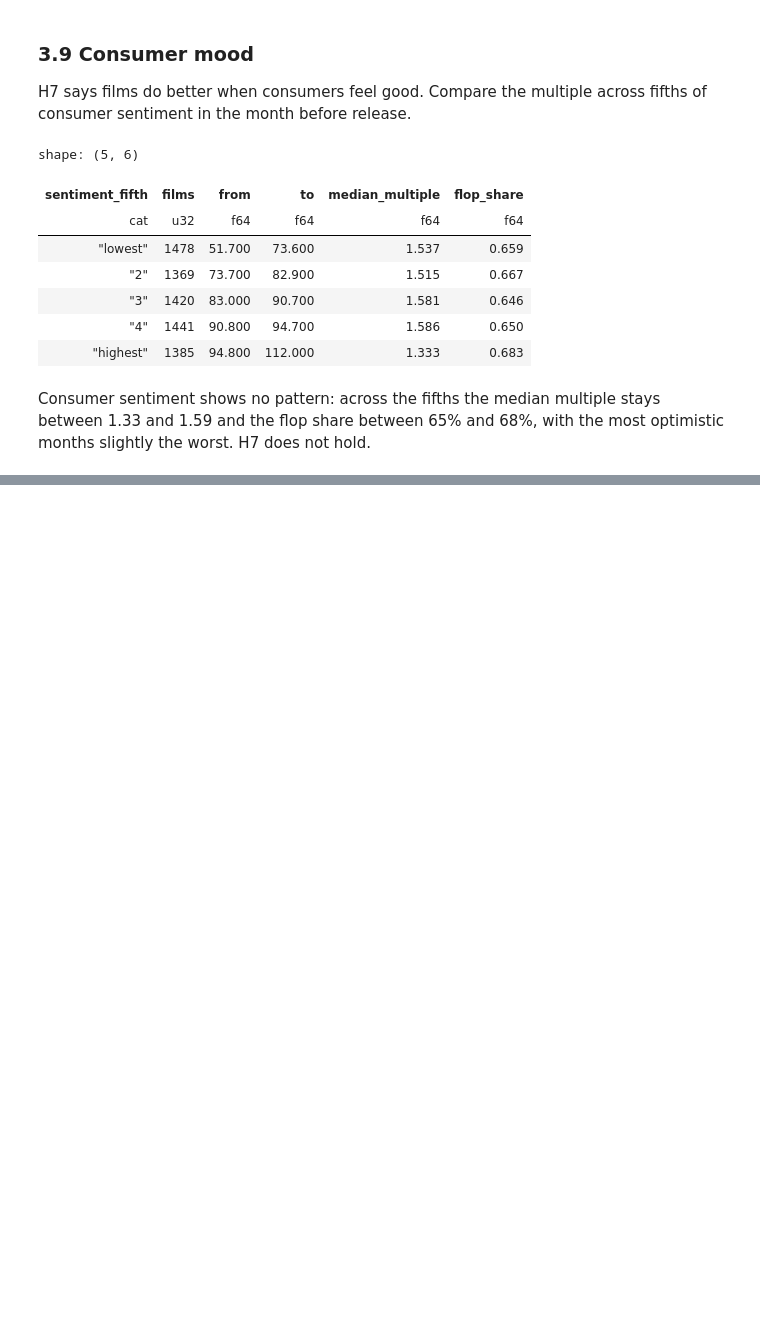
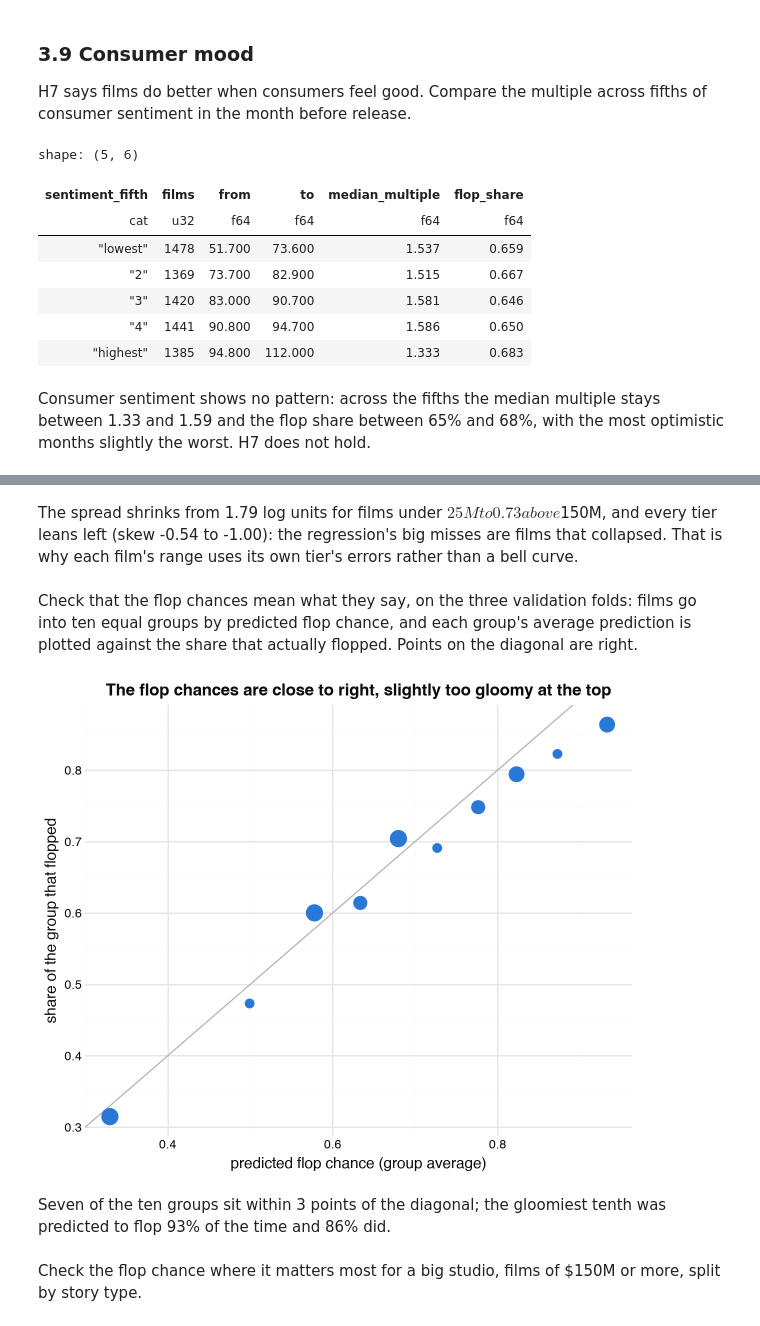
Before and after one commit to martin-gbeck/dao-movie-project, a Jupyter notebook: movie_studio.ipynb, the cells around one changed output, grey strips where cells are left out. Cells and saved outputs as stored; diff of their text form; code cells hidden in the pictures; blank space fills up the shorter version.

```diff
--- a/movie_studio.ipynb
+++ b/movie_studio.ipynb
@@ -1330,0 +1682,45 @@ To keep in mind: 47% of the money figures come from TMDB's user-entered data, 40
+# %% [markdown]
+The spread shrinks from 1.79 log units for films under $25M to 0.73 above $150M, and every tier leans left (skew -0.54 to -1.00): the regression's big misses are films that collapsed. That is why each film's range uses its own tier's errors rather than a bell curve.
+# %% [markdown]
+Check that the flop chances mean what they say, on the three validation folds: films go into ten equal groups by predicted flop chance, and each group's average prediction is plotted against the share that actually flopped. Points on the diagonal are right.
+# %%
+calibration = (
+    pl.concat(
+        [
+            predict_returns(model, validation).join(
+                validation.select("film_id", "flop"), on="film_id"
+            )
+            for model, validation in fold_fits.values()
+        ]
+    )
+    .with_columns(
+        group=pl.col("flop_probability").qcut(
+            10, labels=[str(group) for group in range(10)], allow_duplicates=True
+        )
+    )
+    .group_by("group")
+    .agg(
+        pl.len().alias("films"),
+        pl.col("flop_probability").mean().alias("predicted_flop_share"),
+        pl.col("flop").mean().alias("actual_flop_share"),
+    )
+)
+
+(
+    ggplot(calibration, aes("predicted_flop_share", "actual_flop_share"))
+    + geom_abline(intercept=0, slope=1, color=CONTEXT)
+    + geom_point(aes(size="films"), color=ACCENT)
+    + scale_size(range=(3, 6))
+    + labs(
+        title="The flop chances are close to right, slightly too gloomy at the top",
+        x="predicted flop chance (group average)",
+        y="share of the group that flopped",
+    )
+    + theme(figure_size=(6, 5), legend_position="none")
+)
+# %% [output]
+[figure, added]
+# %% [markdown]
+Seven of the ten groups sit within 3 points of the diagonal; the gloomiest tenth was predicted to flop 93% of the time and 86% did.
+# %% [markdown]
+Check the flop chance where it matters most for a big studio, films of $150M or more, split by story type.
```
Also changed, not shown: parts of 49 cells of this notebook, 5 other files.
